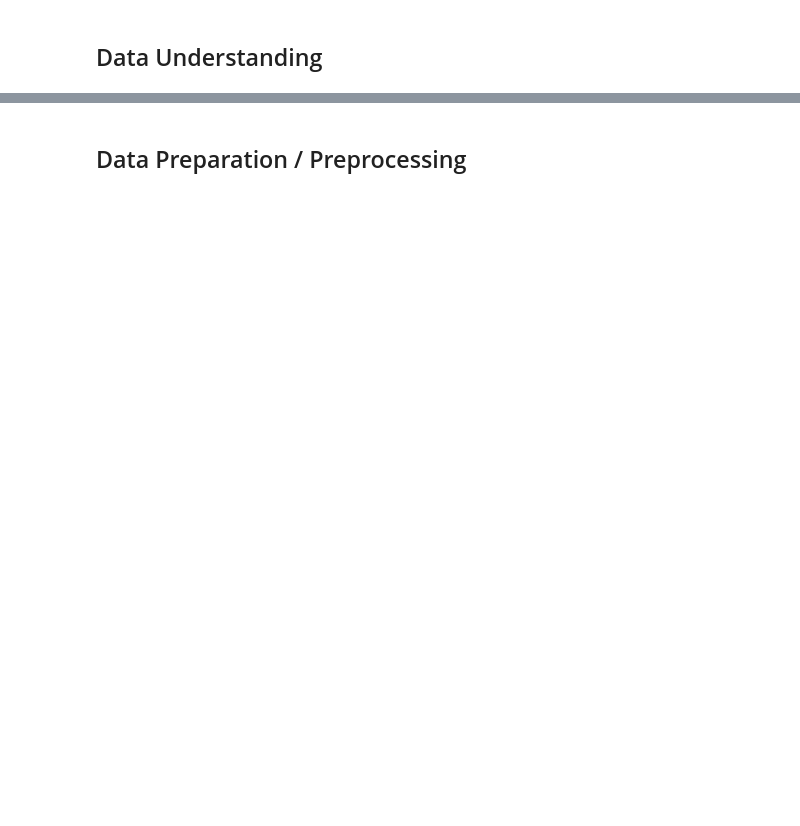
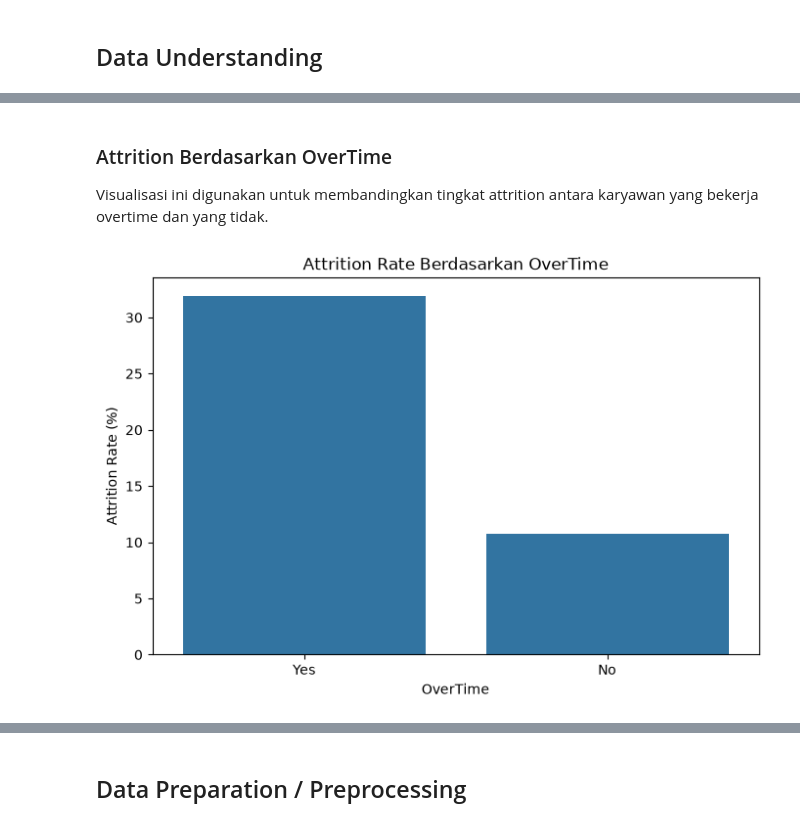
Before and after one commit to nafisfhkr/hr-attrition-prediction-dashboard, a Jupyter notebook: notebook.ipynb, the cells around one changed output, grey strips where cells are left out. Drawn from its saved outputs; the diff is of its cells as text; code cells hidden in the pictures; blank space fills up the shorter version.

Commit message:
Complete HR attrition dashboard and prediction project

```diff
--- a/notebook.ipynb
+++ b/notebook.ipynb
@@ -14,0 +208,3 @@
+# %%
+df_labeled['Attrition'] = df_labeled['Attrition'].astype(int)
+df_labeled['Attrition'].value_counts()
@@ -14,0 +216,9 @@
+# %%
+categorical_columns = df_labeled.select_dtypes(include=['object', 'string']).columns
+numerical_columns = df_labeled.select_dtypes(include=['int64', 'float64']).columns
+
+print("Kolom kategorikal:")
+print(categorical_columns.tolist())
+
+print("\nKolom numerik:")
+print(numerical_columns.tolist())
@@ -14,0 +231,5 @@
+# %%
+for column in categorical_columns:
+    print(f"{column}:")
+    print(df_labeled[column].unique())
+    print()
@@ -14,0 +260,11 @@
+# %%
+def calculate_attrition_rate_by_category(data, column):
+    result = data.groupby(column)['Attrition'].agg(['count', 'sum', 'mean']).reset_index()
+    result.columns = [column, 'Total Employees', 'Attrition Count', 'Attrition Rate']
+    result['Attrition Rate'] = result['Attrition Rate'] * 100
+    return result.sort_values(by='Attrition Rate', ascending=False)
+
+for column in categorical_columns:
+    print(f"Attrition Rate by {column}")
+    display(calculate_attrition_rate_by_category(df_labeled, column))
+    print("\n")
@@ -14,0 +311,19 @@
+# %% [markdown]
+### Attrition Berdasarkan OverTime
+
+Visualisasi ini digunakan untuk membandingkan tingkat attrition antara karyawan yang bekerja overtime dan yang tidak.
+# %%
+overtime_attrition = calculate_attrition_rate_by_category(df_labeled, 'OverTime')
+
+plt.figure(figsize=(8, 5))
+sns.barplot(
+    data=overtime_attrition,
+    x='OverTime',
+    y='Attrition Rate'
+)
+plt.title('Attrition Rate Berdasarkan OverTime')
+plt.xlabel('OverTime')
+plt.ylabel('Attrition Rate (%)')
+plt.show()
+# %% [output]
+[figure, added]
```
Also changed, not shown: parts of 38 cells of this notebook, 8 other files.
